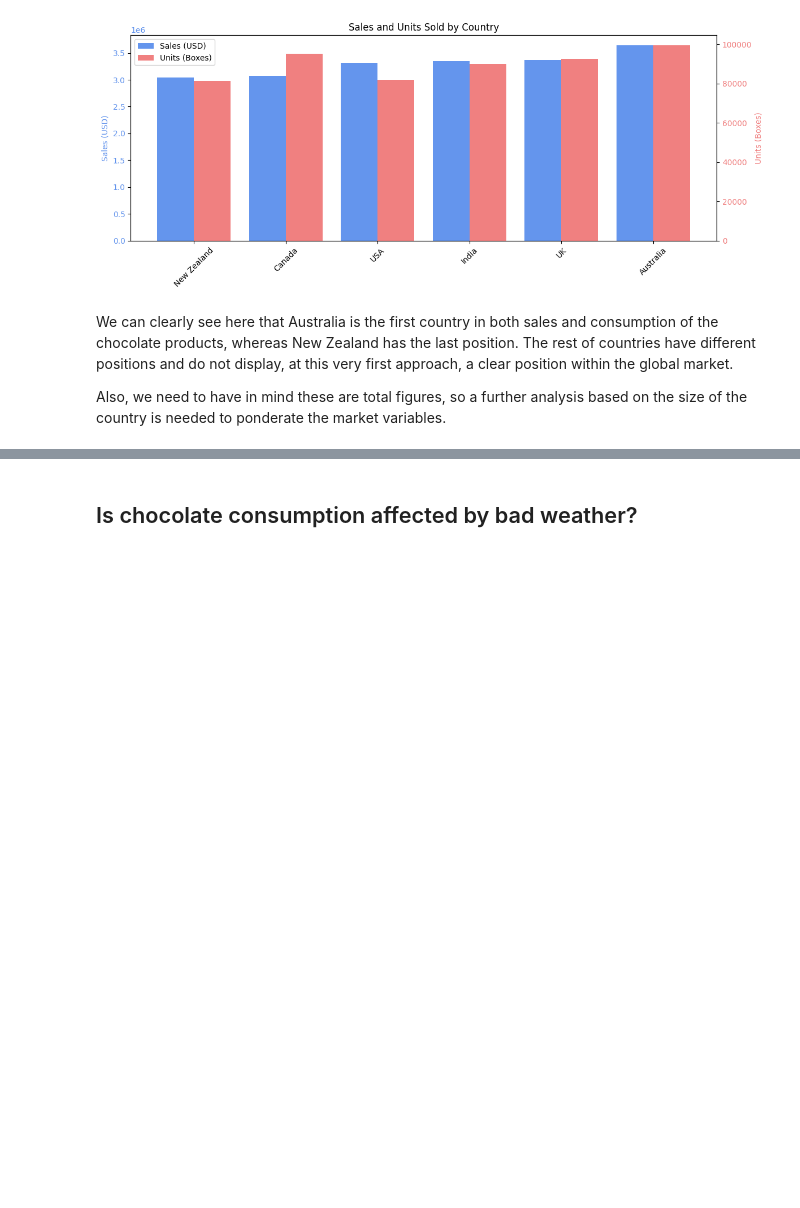
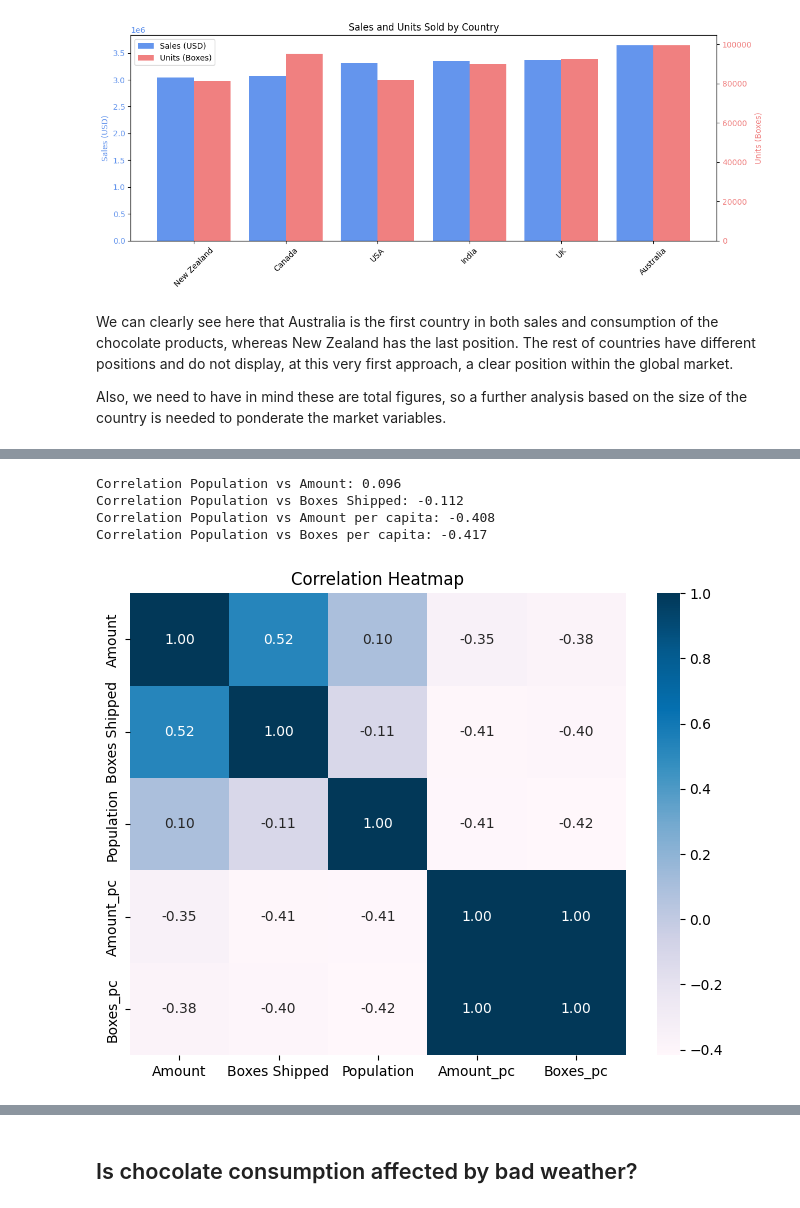
Before and after one commit to Lina060992/Chocolate, a Jupyter notebook: questions_hypothesis.ipynb, the cells around one changed output, grey strips where cells are left out. Cells and saved outputs as stored; diff of their text form; code cells hidden in the pictures; blank space fills up the shorter version.

```diff
--- a/questions_hypothesis.ipynb
+++ b/questions_hypothesis.ipynb
@@ -176,0 +274,32 @@ ProgrammingError: (psycopg2.errors.InsufficientPrivilege) permission denied for
+# %%
+# Correlation between population and sales
+population_amount_corr = joined_salespop["Population"].corr(joined_salespop["Amount"])
+population_boxes_corr = joined_salespop["Population"].corr(joined_salespop["Boxes Shipped"])
+
+print(f"Correlation Population vs Amount: {population_amount_corr:.3f}")
+print(f"Correlation Population vs Boxes Shipped: {population_boxes_corr:.3f}")
+
+
+# Same correlation but per capita
+population_amountpc_corr = joined_salespop["Population"].corr(joined_salespop["Amount_pc"])
+population_boxspc_corr = joined_salespop["Population"].corr(joined_salespop["Boxes_pc"])
+
+print(f"Correlation Population vs Amount per capita: {population_amountpc_corr:.3f}")
+print(f"Correlation Population vs Boxes per capita: {population_boxspc_corr:.3f}")
+# %% [output]
+Correlation Population vs Amount: 0.096
+Correlation Population vs Boxes Shipped: -0.112
+Correlation Population vs Amount per capita: -0.408
+Correlation Population vs Boxes per capita: -0.417
+# %%
+numeric_cols = ["Amount", "Boxes Shipped", "Population", "Amount_pc", "Boxes_pc"]
+
+corr_matrix = joined_salespop[numeric_cols].corr()
+
+# Heatmap
+plt.figure(figsize=(8,6))
+sns.heatmap(corr_matrix, annot=True, fmt=".2f", cmap="PuBu", cbar=True)
+plt.title("Correlation Heatmap")
+plt.show()
+# %% [output]
+[figure, added]
```
Also changed, not shown: parts of 5 cells of this notebook, 2 other files.
